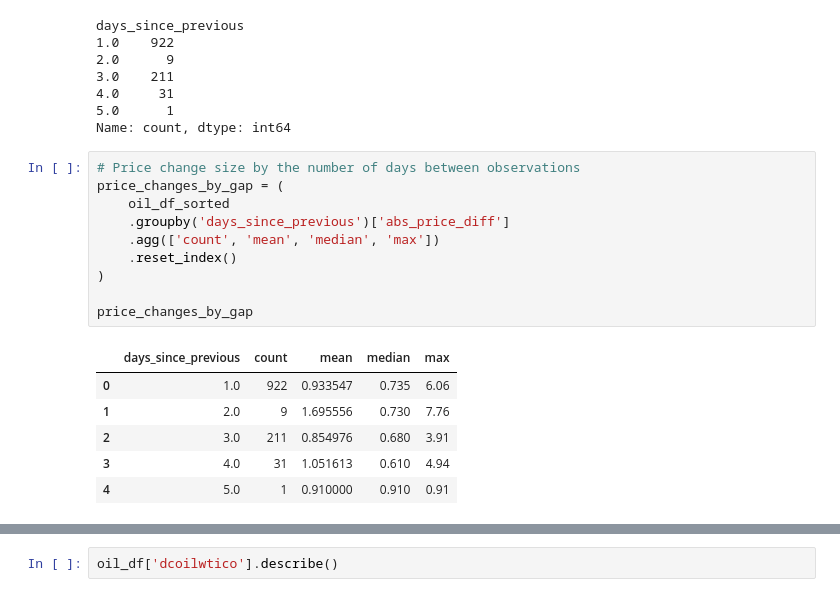
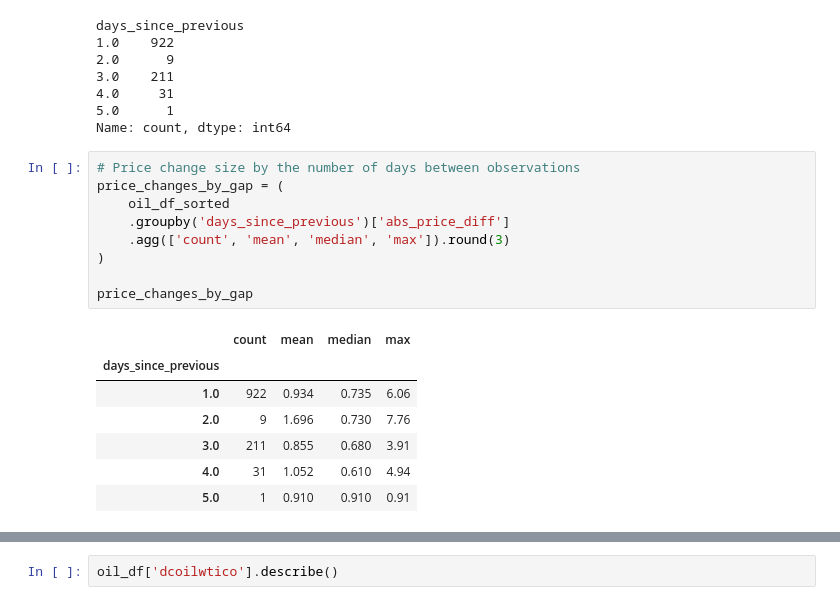
Before and after one commit to kejti97/demand-forecasting-favorita, a Jupyter notebook: 1. Demand Forecasting.ipynb, the cells around one changed output, grey strips where cells are left out. Drawn from its saved outputs; the diff is of its cells as text.

```diff
--- a/1. Demand Forecasting.ipynb
+++ b/1. Demand Forecasting.ipynb
@@ -470,17 +499,17 @@ Name: count, dtype: int64
 # %%
 # Price change size by the number of days between observations
 price_changes_by_gap = (
     oil_df_sorted
     .groupby('days_since_previous')['abs_price_diff']
-    .agg(['count', 'mean', 'median', 'max'])
-    .reset_index()
+    .agg(['count', 'mean', 'median', 'max']).round(3)
 )
 
 price_changes_by_gap
 # %% [output]
-|  | days_since_previous | count | mean | median | max |
-| 0 | 1.0 | 922 | 0.933547 | 0.735 | 6.06 |
-| 1 | 2.0 | 9 | 1.695556 | 0.730 | 7.76 |
-| 2 | 3.0 | 211 | 0.854976 | 0.680 | 3.91 |
-| 3 | 4.0 | 31 | 1.051613 | 0.610 | 4.94 |
-| 4 | 5.0 | 1 | 0.910000 | 0.910 | 0.91 |
+|  | count | mean | median | max |
+| days_since_previous |  |  |  |  |
+| 1.0 | 922 | 0.934 | 0.735 | 6.06 |
+| 2.0 | 9 | 1.696 | 0.730 | 7.76 |
+| 3.0 | 211 | 0.855 | 0.680 | 3.91 |
+| 4.0 | 31 | 1.052 | 0.610 | 4.94 |
+| 5.0 | 1 | 0.910 | 0.910 | 0.91 |
```
Also changed, not shown: parts of 13 cells of this notebook.
